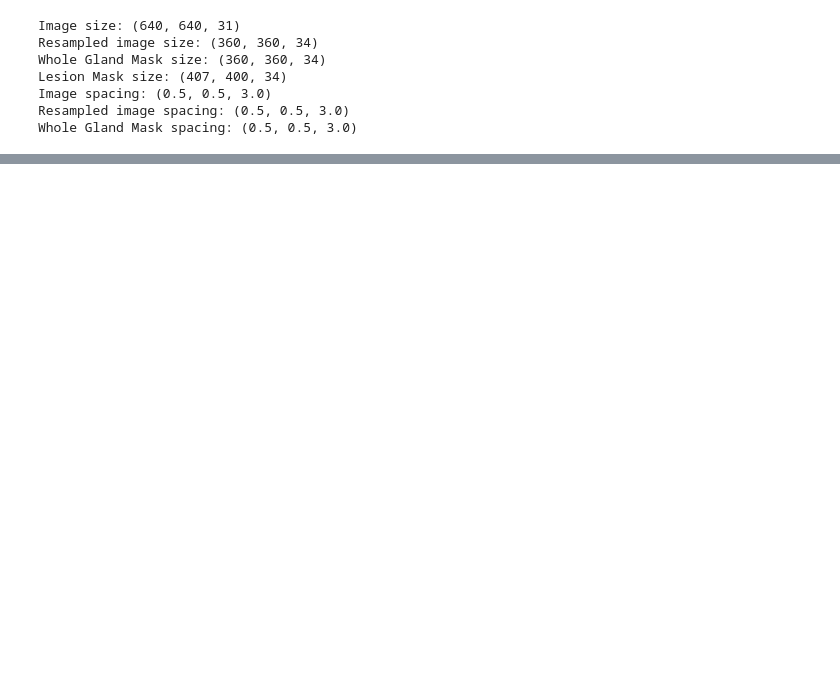
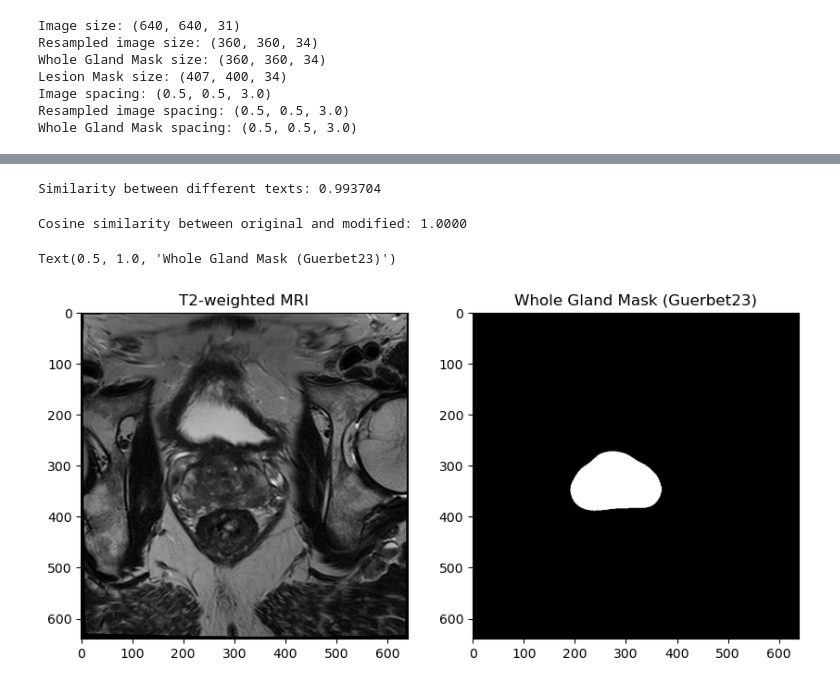
Before and after one commit to GitLars0/picai_bachelor, a Jupyter notebook: Code/filtering.ipynb, the cells around one changed output, grey strips where cells are left out. Cells and saved outputs as stored; diff of their text form; code cells hidden in the pictures; blank space fills up the shorter version.

```diff
--- a/Code/filtering.ipynb
+++ b/Code/filtering.ipynb
@@ -1821,0 +2185,12 @@ results_df
+# %%
+text1 = "This is a prostate guideline related to lesion size"
+text2 = "This is a modified prostate guideline without feature context"
+
+embedding1 = get_embedding_CB(text1, 0.85)
+embedding2 = get_embedding_CB(text2, 0.85)
+
+from sklearn.metrics.pairwise import cosine_similarity
+similarity = cosine_similarity([embedding1], [embedding2])[0][0]
+print(f"Similarity between different texts: {similarity:.6f}")
+# %% [output]
+Similarity between different texts: 0.993704
@@ -1821,0 +2200,26 @@ results_df
+# %%
+df_mod = pd.read_csv("Data/embeddings/CB/clinicalbert_embeddings_onlyvalue.csv")
+df_original = pd.read_csv("Data/embeddings/CB/clinicalbert_embeddings.csv")
+original_embedding = np.array(eval(df_original.loc[0, "combined_embedding"]))  # if stored as string
+modified_embedding = np.array(eval(df_mod.loc[0, "combined_embedding"]))
+
+similarity = cosine_similarity([original_embedding], [modified_embedding])[0][0]
+print(f"Cosine similarity between original and modified: {similarity:.4f}")
+# %% [output]
+Cosine similarity between original and modified: 1.0000
+# %%
+t2w_image = sitk.GetArrayFromImage(sitk.ReadImage("Data/picai_public_images/picai_public_images_fold0/10000/10000_1000000_t2w.mha"))
+guerbet23_mask = sitk.GetArrayFromImage(sitk.ReadImage("Data/picai_public_images/anatomical_delineations/whole_gland/AI/Guerbet23/10000_1000000.nii.gz"))
+
+t2w_image = t2w_image / np.max(t2w_image)
+mid_slice = t2w_image.shape[0] // 2
+
+fig, ax = plt.subplots(1, 2, figsize=(10, 5))
+ax[0].imshow(t2w_image[mid_slice], cmap='gray')
+ax[0].set_title("T2-weighted MRI")
+
+ax[1].imshow(guerbet23_mask[mid_slice], cmap='gray')
+ax[1].set_title("Whole Gland Mask (Guerbet23)")
+# %% [output]
+Text(0.5, 1.0, 'Whole Gland Mask (Guerbet23)')
+[figure, added]
```
Also changed, not shown: parts of 66 cells of this notebook, 8 other files.
